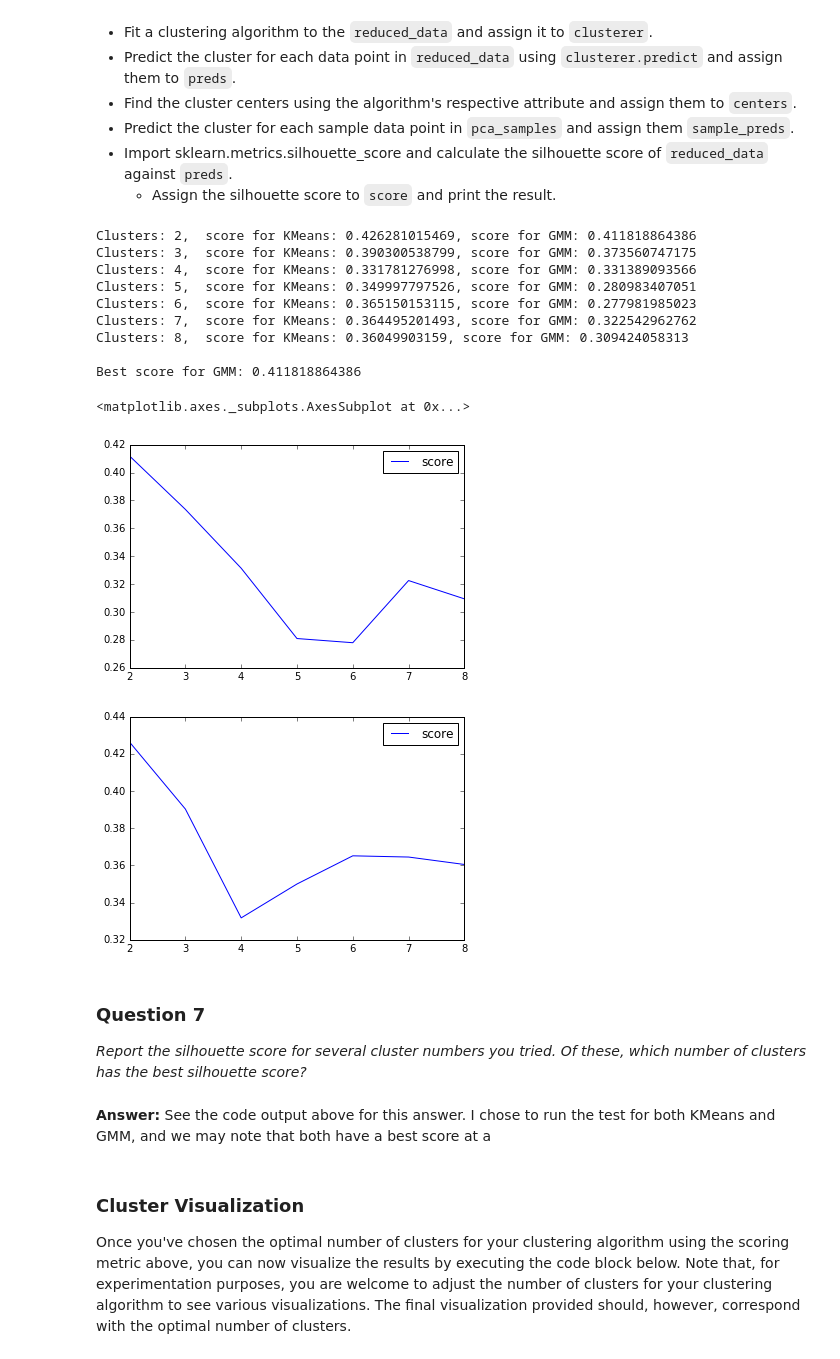
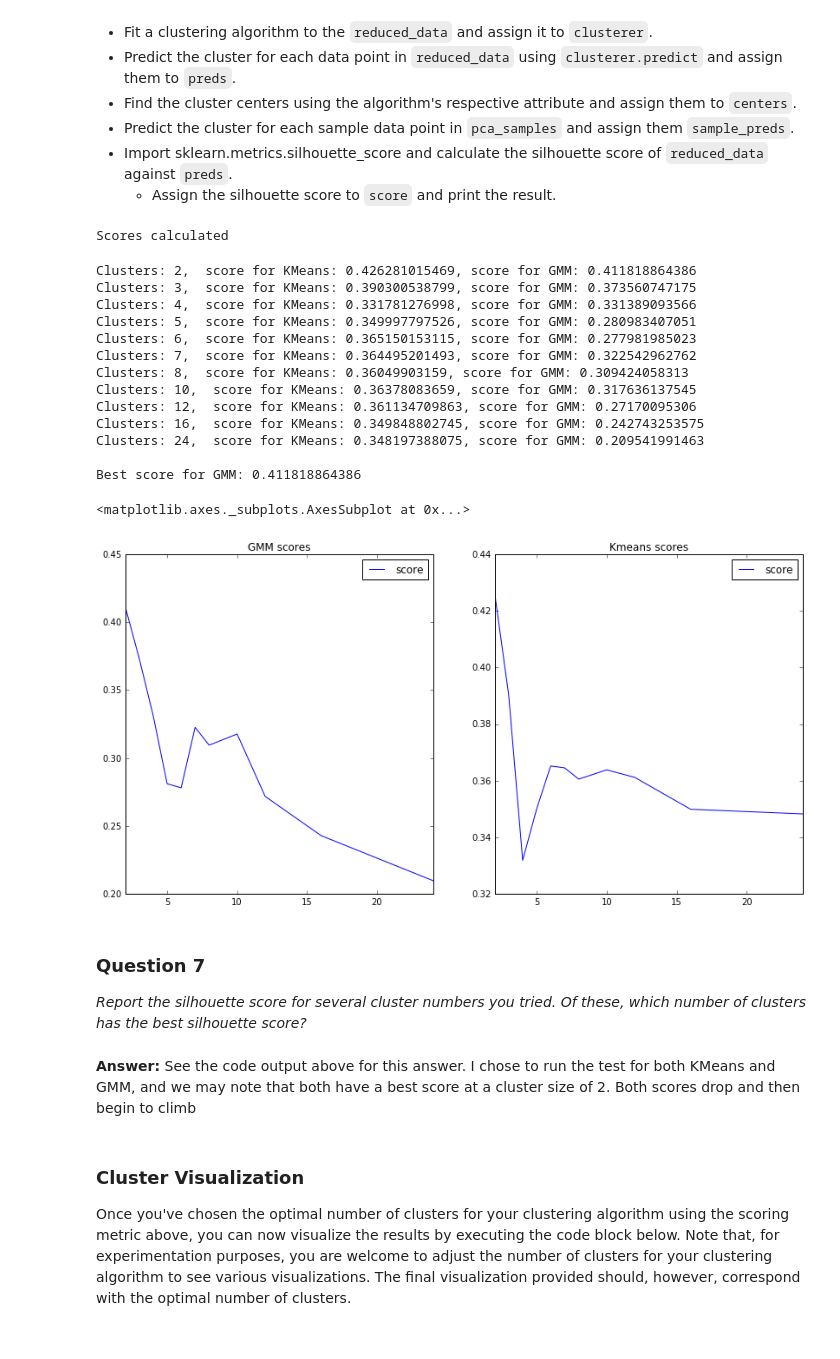
Before and after one commit to llathrop/creating_customer_segments, a Jupyter notebook: customer_segments.ipynb, the cells around one changed output. Saved outputs shown, nothing was run; the diff lists cells and outputs as text; code cells hidden in the pictures.

Commit message:
feat: graph layout of cluster scores

```diff
--- a/customer_segments.ipynb
+++ b/customer_segments.ipynb
@@ -427,7 +427,7 @@ from sklearn.metrics import silhouette_score
 # TODO: Apply your clustering algorithm of choice to the reduced data
 scoreKMeans=[]
 scoreGMM=[]
-clusterSizes =[2,3,4,5,6,7,8]
+clusterSizes =[2,3,4,5,6,7,8,10,12,16,24]
 highscore=0
 for numClusters in clusterSizes: # test a variety of cluster sizes
     clustererKMeans = KMeans(n_clusters=numClusters,
@@ -459,41 +459,48 @@ for numClusters in clusterSizes: # test a variety of cluster sizes
         highscore=scoreGMM[-1]
 
 
-print "scores calculated"
+print "Scores calculated"
+# %% [output]
+Scores calculated
 # %%
 clusterer = clustererHigh
 preds = predsHigh
 centers = centersHigh
 score = highscore
 
 # TODO: Predict the cluster for each transformed sample data point
 sample_preds = clusterer.predict(pca_samples)
 
 for i in range(len(scoreKMeans)):
     print "Clusters: {}, ".format(clusterSizes[i]),"score for KMeans: {},".format(scoreKMeans[i]),"score for GMM: {}".format(scoreGMM[i])
 print "\nBest score for {}:".format(clusterer.__class__.__name__),score
 
-pd.DataFrame(scoreGMM,columns = ['score'], index=clusterSizes).plot()
-pd.DataFrame(scoreKMeans,columns = ['score'], index=clusterSizes).plot()
+import matplotlib.pyplot as plt
+fig, axes = plt.subplots(nrows=1, ncols=2,figsize=(14,7))
+pd.DataFrame(scoreGMM,columns = ['score'], index=clusterSizes).plot(title = 'GMM scores',ax=axes[0])
+pd.DataFrame(scoreKMeans,columns = ['score'], index=clusterSizes).plot(title = 'Kmeans scores',ax=axes[1])
 # %% [output]
 Clusters: 2,  score for KMeans: 0.426281015469, score for GMM: 0.411818864386
 Clusters: 3,  score for KMeans: 0.390300538799, score for GMM: 0.373560747175
 Clusters: 4,  score for KMeans: 0.331781276998, score for GMM: 0.331389093566
 Clusters: 5,  score for KMeans: 0.349997797526, score for GMM: 0.280983407051
 Clusters: 6,  score for KMeans: 0.365150153115, score for GMM: 0.277981985023
 Clusters: 7,  score for KMeans: 0.364495201493, score for GMM: 0.322542962762
 Clusters: 8,  score for KMeans: 0.36049903159, score for GMM: 0.309424058313
+Clusters: 10,  score for KMeans: 0.36378083659, score for GMM: 0.317636137545
+Clusters: 12,  score for KMeans: 0.361134709863, score for GMM: 0.27170095306
+Clusters: 16,  score for KMeans: 0.349848802745, score for GMM: 0.242743253575
+Clusters: 24,  score for KMeans: 0.348197388075, score for GMM: 0.209541991463
 
 Best score for GMM: 0.411818864386
 <matplotlib.axes._subplots.AxesSubplot at 0x...>
-[figure, old version]
+[figure, new version]
-[figure, removed]
 # %% [markdown]
 ### Question 7
 *Report the silhouette score for several cluster numbers you tried. Of these, which number of clusters has the best silhouette score?*
 # %% [markdown]
 **Answer:**
-See the code output above for this answer. I chose to run the test for both KMeans and GMM, and we may note that both have a best score at a
+See the code output above for this answer. I chose to run the test for both KMeans and GMM, and we may note that both have a best score at a cluster size of 2. Both scores drop and then begin to climb
 # %% [markdown]
 ### Cluster Visualization
 Once you've chosen the optimal number of clusters for your clustering algorithm using the scoring metric above, you can now visualize the results by executing the code block below. Note that, for experimentation purposes, you are welcome to adjust the number of clusters for your clustering algorithm to see various visualizations. The final visualization provided should, however, correspond with the optimal number of clusters.
```
